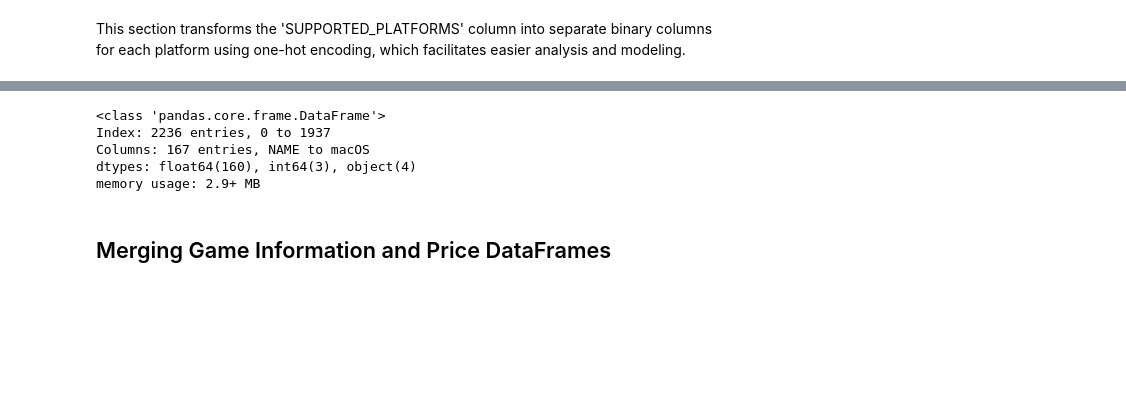
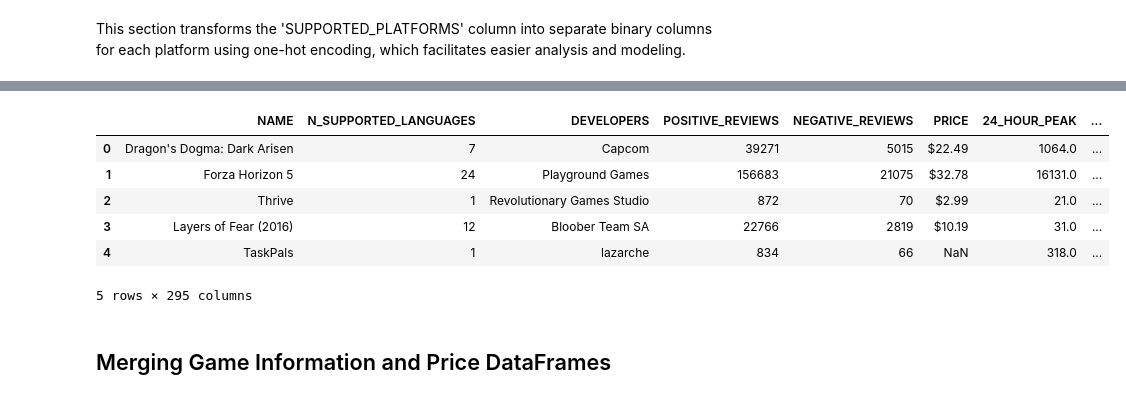
Before and after one commit to F102M8/data-science-project, a Jupyter notebook: Preprocesing.ipynb, the cells around one changed output, grey strips where cells are left out. Drawn from its saved outputs; the diff is of its cells as text; code cells hidden in the pictures; blank space fills up the shorter version.

```diff
--- a/Preprocesing.ipynb
+++ b/Preprocesing.ipynb
@@ -869,11 +858,13 @@ df.drop(columns=['SUPPORTED_PLATFORMS'], inplace=True)
 # %%
-df.info()
+df.head()
 # %% [output]
+|  | NAME | N_SUPPORTED_LANGUAGES | DEVELOPERS | POSITIVE_REVIEWS | NEGATIVE_REVIEWS | PRICE | 24_HOUR_PEAK | ... |
+| 0 | Dragon's Dogma: Dark Arisen | 7 | Capcom | 39271 | 5015 | $22.49 | 1064.0 | ... |
+| 1 | Forza Horizon 5 | 24 | Playground Games | 156683 | 21075 | $32.78 | 16131.0 | ... |
+| 2 | Thrive | 1 | Revolutionary Games Studio | 872 | 70 | $2.99 | 21.0 | ... |
+| 3 | Layers of Fear (2016) | 12 | Bloober Team SA | 22766 | 2819 | $10.19 | 31.0 | ... |
+| 4 | TaskPals | 1 | lazarche | 834 | 66 | NaN | 318.0 | ... |
-<class 'pandas.core.frame.DataFrame'>
-Index: 2236 entries, 0 to 1937
-Columns: 167 entries, NAME to macOS
-dtypes: float64(160), int64(3), object(4)
-memory usage: 2.9+ MB
+5 rows × 295 columns
 # %% [markdown]
 ## Merging Game Information and Price DataFrames
 # %% [markdown]
```
Also changed, not shown: parts of 17 cells of this notebook, 1 other file.
